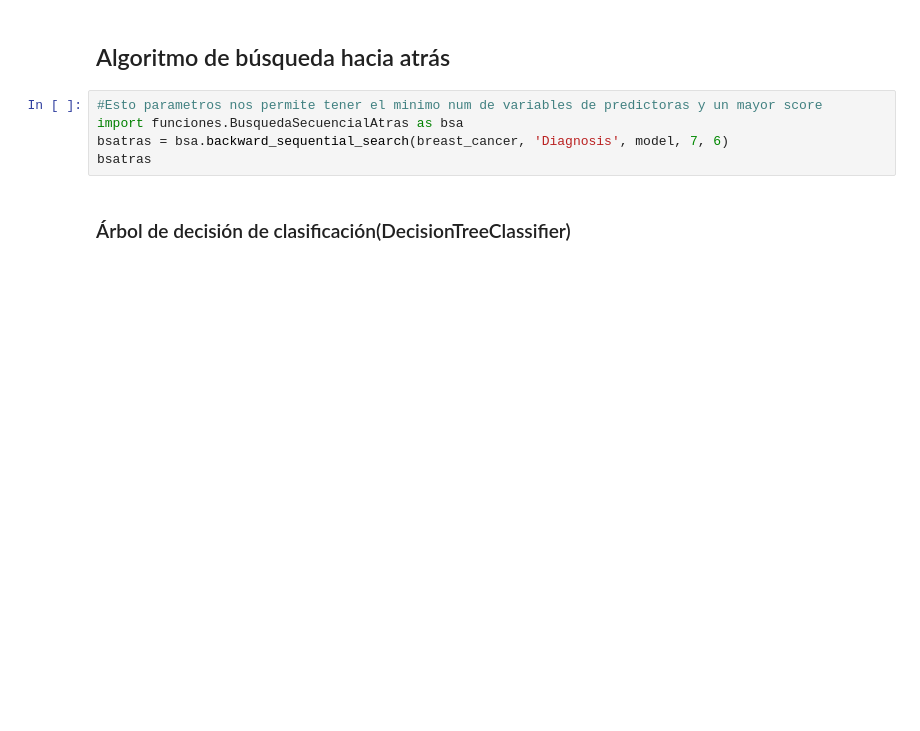
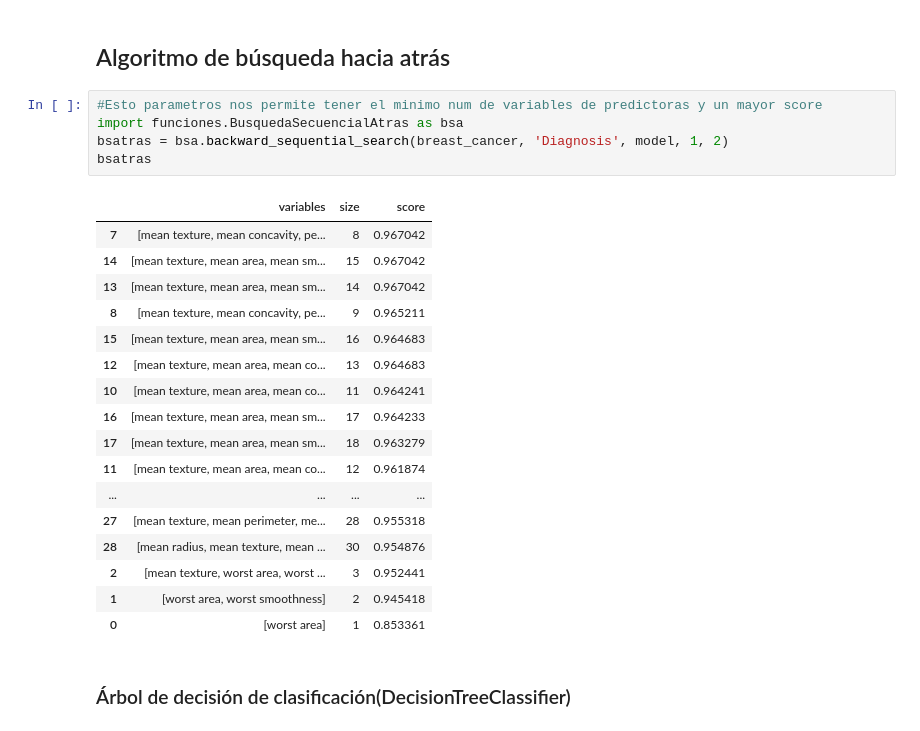
Before and after one commit to hugborang/Trabajo-IA-Modelos-Predictivos, a Jupyter notebook: src/BreastCancer.ipynb, the cells around one changed output. Saved outputs shown, nothing was run; the diff lists cells and outputs as text; blank space fills up the shorter version.

```diff
--- a/src/BreastCancer.ipynb
+++ b/src/BreastCancer.ipynb
@@ -251,8 +285,26 @@ print(f'Matriz de confusión: \n{m_confusion}')
 # %%
 #Esto parametros nos permite tener el minimo num de variables de predictoras y un mayor score
 import funciones.BusquedaSecuencialAtras as bsa
-bsatras = bsa.backward_sequential_search(breast_cancer, 'Diagnosis', model, 7, 6)
+bsatras = bsa.backward_sequential_search(breast_cancer, 'Diagnosis', model, 1, 2)
 bsatras
+# %% [output]
+|  | variables | size | score |
+| 7 | [mean texture, mean concavity, pe... | 8 | 0.967042 |
+| 14 | [mean texture, mean area, mean sm... | 15 | 0.967042 |
+| 13 | [mean texture, mean area, mean sm... | 14 | 0.967042 |
+| 8 | [mean texture, mean concavity, pe... | 9 | 0.965211 |
+| 15 | [mean texture, mean area, mean sm... | 16 | 0.964683 |
+| 12 | [mean texture, mean area, mean co... | 13 | 0.964683 |
+| 10 | [mean texture, mean area, mean co... | 11 | 0.964241 |
+| 16 | [mean texture, mean area, mean sm... | 17 | 0.964233 |
+| 17 | [mean texture, mean area, mean sm... | 18 | 0.963279 |
+| 11 | [mean texture, mean area, mean co... | 12 | 0.961874 |
+| ... | ... | ... | ... |
+| 27 | [mean texture, mean perimeter, me... | 28 | 0.955318 |
+| 28 | [mean radius, mean texture, mean ... | 30 | 0.954876 |
+| 2 | [mean texture, worst area, worst ... | 3 | 0.952441 |
+| 1 | [worst area, worst smoothness] | 2 | 0.945418 |
+| 0 | [worst area] | 1 | 0.853361 |
 # %% [markdown]
 ### Árbol de decisión de clasificación(DecisionTreeClassifier)
 # %%
```
Also changed, not shown: parts of 12 cells of this notebook.
